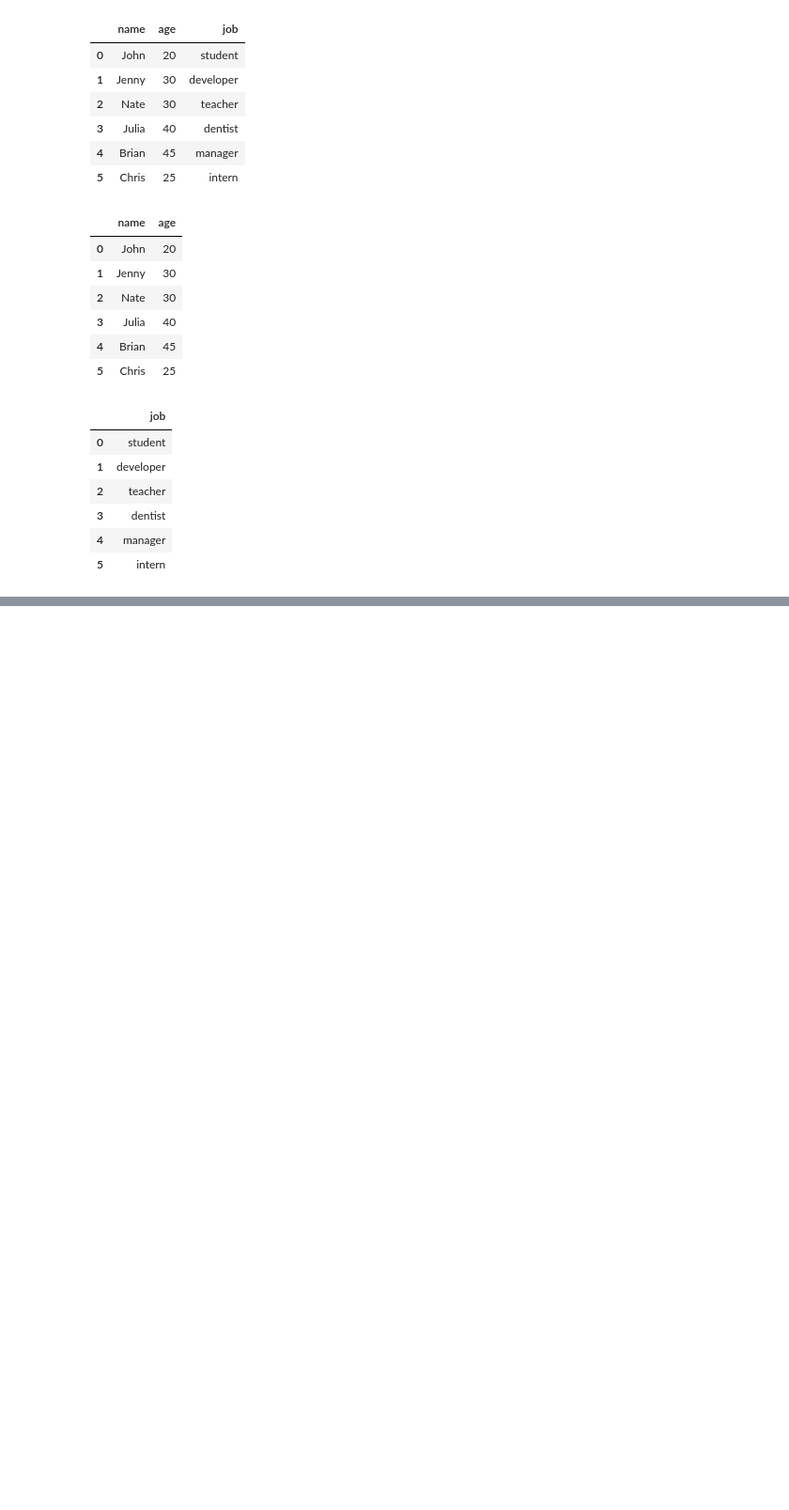
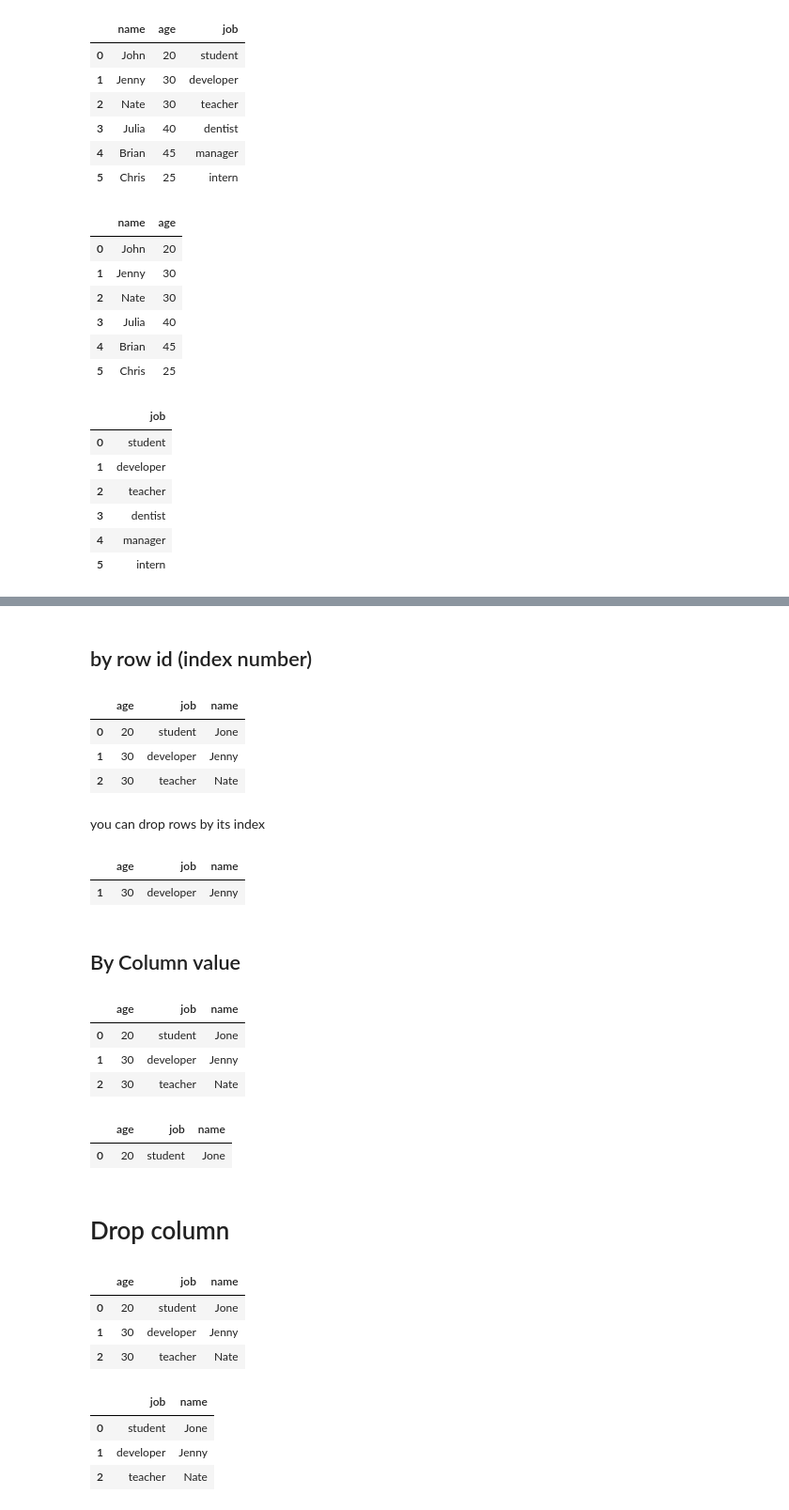
Before and after one commit to minsuk-heo/pandas, a Jupyter notebook: Pandas_Cheatsheet.ipynb, the cells around one changed output, grey strips where cells are left out. Shown: that part at 94% size. Saved outputs shown, nothing was run; the diff lists cells and outputs as text; code cells hidden in the pictures; blank space fills up the shorter version.

Commit message:
drop added

```diff
--- a/Pandas_Cheatsheet.ipynb
+++ b/Pandas_Cheatsheet.ipynb
@@ -411,0 +464,2 @@ df.filter(regex='b$',axis=1)
+# %% [markdown]
+## by row id (index number)
@@ -411,0 +471,9 @@ df.filter(regex='b$',axis=1)
+# %%
+df
+# %% [output]
+|  | age | job | name |
+| 0 | 20 | student | Jone |
+| 1 | 30 | developer | Jenny |
+| 2 | 30 | teacher | Nate |
+# %% [markdown]
+you can drop rows by its index
@@ -411,0 +482,18 @@ df.filter(regex='b$',axis=1)
+# %%
+df
+# %% [output]
+|  | age | job | name |
+| 1 | 30 | developer | Jenny |
+# %% [markdown]
+## By Column value
+# %%
+friend_dict_list = [{'name': 'Jone', 'age': 20, 'job': 'student'},
+         {'name': 'Jenny', 'age': 30, 'job': 'developer'},
+         {'name': 'Nate', 'age': 30, 'job': 'teacher'}]
+df = pd.DataFrame(friend_dict_list)
+df
+# %% [output]
+|  | age | job | name |
+| 0 | 20 | student | Jone |
+| 1 | 30 | developer | Jenny |
+| 2 | 30 | teacher | Nate |
@@ -411,0 +502,27 @@ df.filter(regex='b$',axis=1)
+# %%
+df
+# %% [output]
+|  | age | job | name |
+| 0 | 20 | student | Jone |
+# %% [markdown]
+# Drop column
+# %%
+friend_dict_list = [{'name': 'Jone', 'age': 20, 'job': 'student'},
+         {'name': 'Jenny', 'age': 30, 'job': 'developer'},
+         {'name': 'Nate', 'age': 30, 'job': 'teacher'}]
+df = pd.DataFrame(friend_dict_list)
+df
+# %% [output]
+|  | age | job | name |
+| 0 | 20 | student | Jone |
+| 1 | 30 | developer | Jenny |
+| 2 | 30 | teacher | Nate |
+# %%
+df = df.drop('age', axis=1)
+# %%
+df
+# %% [output]
+|  | job | name |
+| 0 | student | Jone |
+| 1 | developer | Jenny |
+| 2 | teacher | Nate |
```
Also changed, not shown: parts of 24 cells of this notebook.
